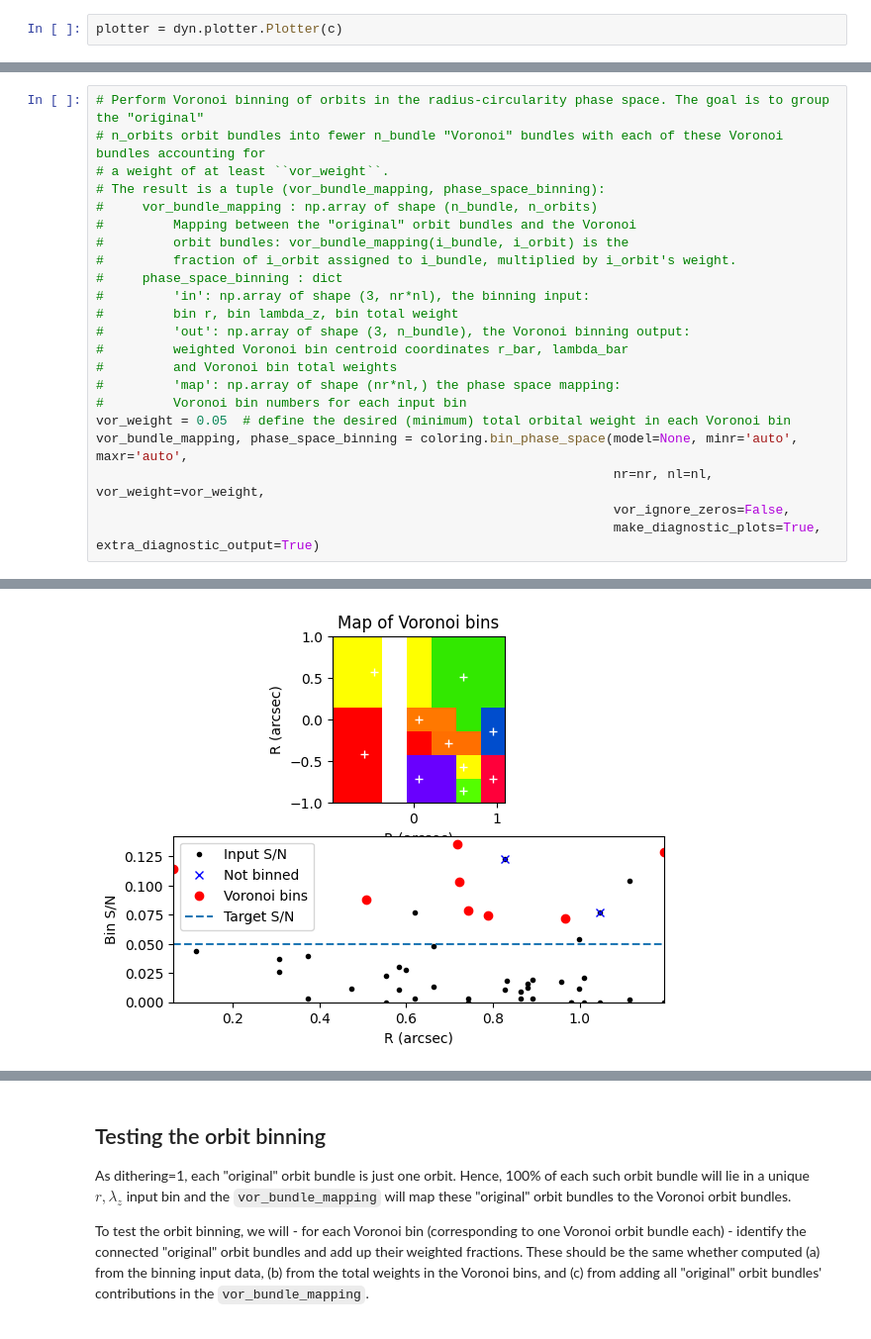
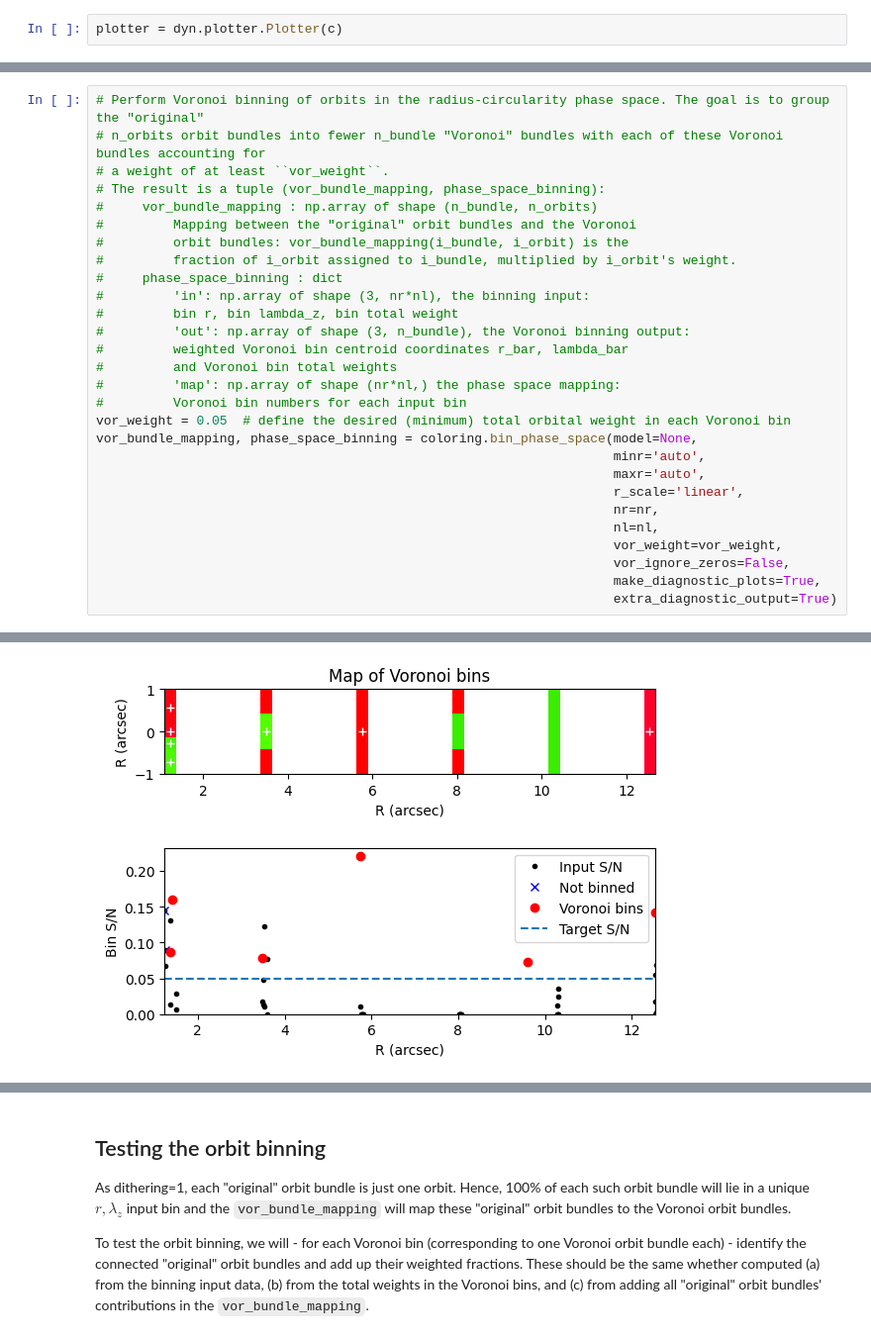
Before and after one commit to dynamics-of-stellar-systems/dynamite, a Jupyter notebook: docs/tutorial_notebooks/coloring.ipynb, the cells around one changed output, grey strips where cells are left out. Shown at 99% size. Saved outputs shown, nothing was run; the diff lists cells and outputs as text.

```diff
--- a/docs/tutorial_notebooks/coloring.ipynb
+++ b/docs/tutorial_notebooks/coloring.ipynb
@@ -88,8 +92,14 @@ fig = plotter.orbit_distribution(model=None, minr=None, maxr=None, nr=nr, nl=nl,
 #         'map': np.array of shape (nr*nl,) the phase space mapping:
 #         Voronoi bin numbers for each input bin
 vor_weight = 0.05  # define the desired (minimum) total orbital weight in each Voronoi bin
-vor_bundle_mapping, phase_space_binning = coloring.bin_phase_space(model=None, minr='auto', maxr='auto',
-                                                                   nr=nr, nl=nl, vor_weight=vor_weight,
+vor_bundle_mapping, phase_space_binning = coloring.bin_phase_space(model=None,
+                                                                   minr='auto',
+                                                                   maxr='auto',
+                                                                   r_scale='linear',
+                                                                   nr=nr,
+                                                                   nl=nl,
+                                                                   vor_weight=vor_weight,
                                                                    vor_ignore_zeros=False,
-                                                                   make_diagnostic_plots=True, extra_diagnostic_output=True)
+                                                                   make_diagnostic_plots=True,
+                                                                   extra_diagnostic_output=True)
 # %% [output]
@@ -125,3 +135,3 @@ Fractional S/N scatter (%): 50.050986955014906
 Elapsed time accretion: 0.01 seconds
 Elapsed time optimization: 0.00 seconds
-[figure, old version]
+[figure, new version]
```
Also changed, not shown: parts of 10 cells of this notebook, 3 other files.
